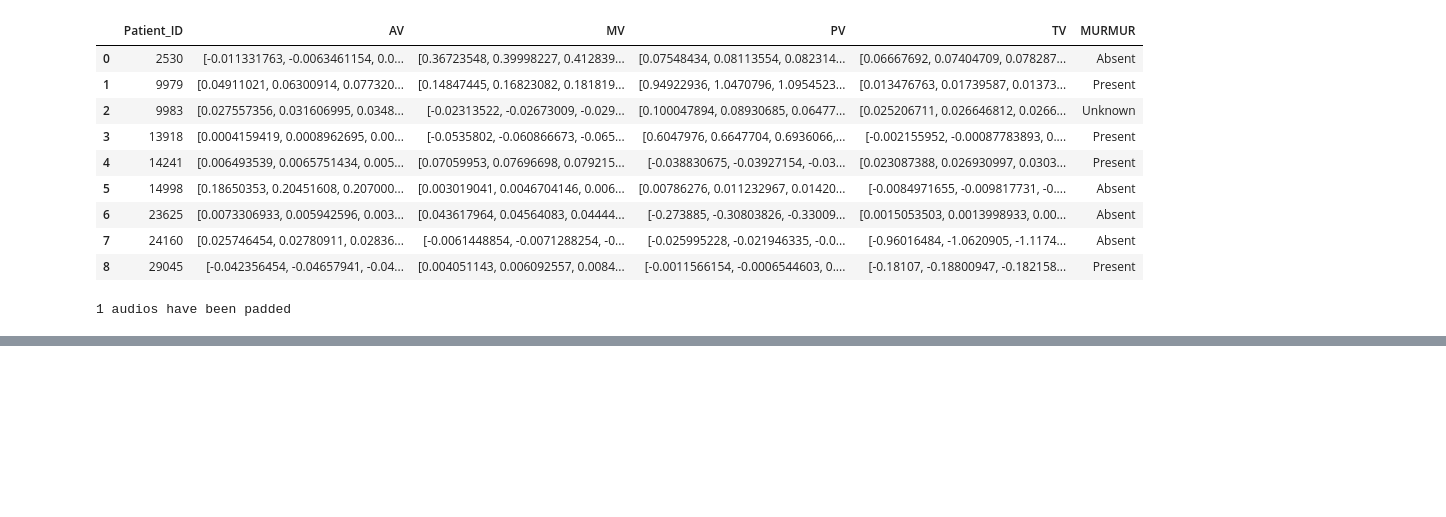
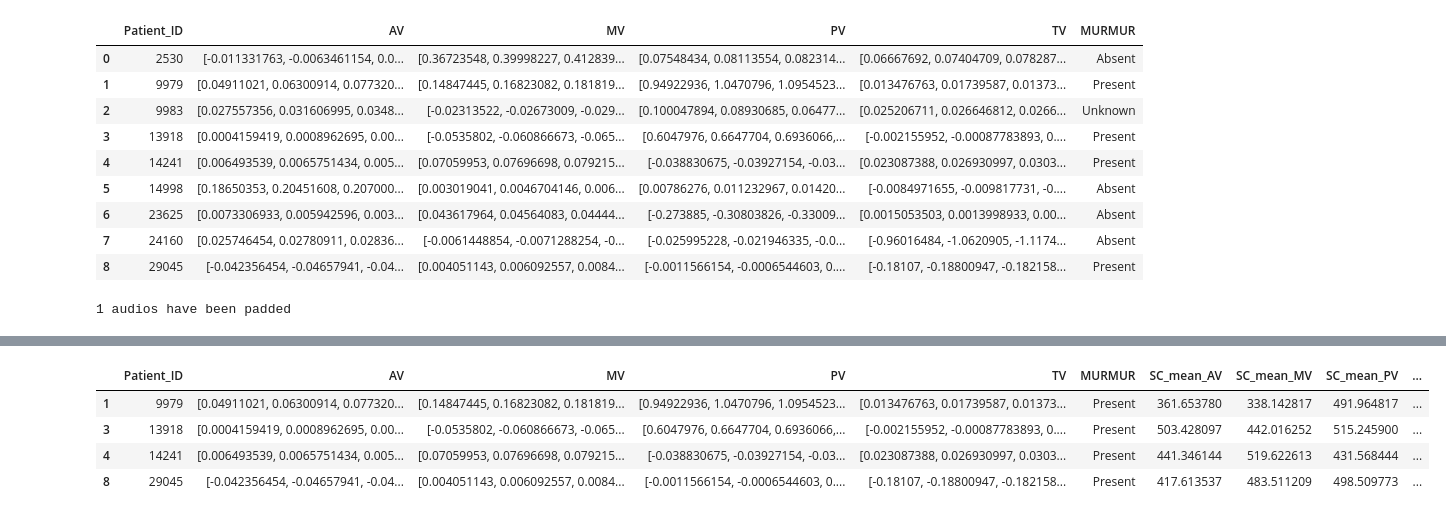
Before and after one commit to asideras/MSc-in-AI-Demokritos-Machine-Learning-Course, a Jupyter notebook: mumor_classification.ipynb, the cells around one changed output, grey strips where cells are left out. Cells and saved outputs as stored; diff of their text form; code cells hidden in the pictures; blank space fills up the shorter version.

```diff
--- a/mumor_classification.ipynb
+++ b/mumor_classification.ipynb
@@ -185,0 +176,8 @@ print(len(onset_bt_rms))
+# %%
+df_pres
+# %% [output]
+|  | Patient_ID | AV | MV | PV | TV | MURMUR | SC_mean_AV | SC_mean_MV | SC_mean_PV | ... |
+| 1 | 9979 | [0.04911021, 0.06300914, 0.077320... | [0.14847445, 0.16823082, 0.181819... | [0.94922936, 1.0470796, 1.0954523... | [0.013476763, 0.01739587, 0.01373... | Present | 361.653780 | 338.142817 | 491.964817 | ... |
+| 3 | 13918 | [0.0004159419, 0.0008962695, 0.00... | [-0.0535802, -0.060866673, -0.065... | [0.6047976, 0.6647704, 0.6936066,... | [-0.002155952, -0.00087783893, 0.... | Present | 503.428097 | 442.016252 | 515.245900 | ... |
+| 4 | 14241 | [0.006493539, 0.0065751434, 0.005... | [0.07059953, 0.07696698, 0.079215... | [-0.038830675, -0.03927154, -0.03... | [0.023087388, 0.026930997, 0.0303... | Present | 441.346144 | 519.622613 | 431.568444 | ... |
+| 8 | 29045 | [-0.042356454, -0.04657941, -0.04... | [0.004051143, 0.006092557, 0.0084... | [-0.0011566154, -0.0006544603, 0.... | [-0.18107, -0.18800947, -0.182158... | Present | 417.613537 | 483.511209 | 498.509773 | ... |
```
Also changed, not shown: parts of 13 cells of this notebook, 2 other files.
